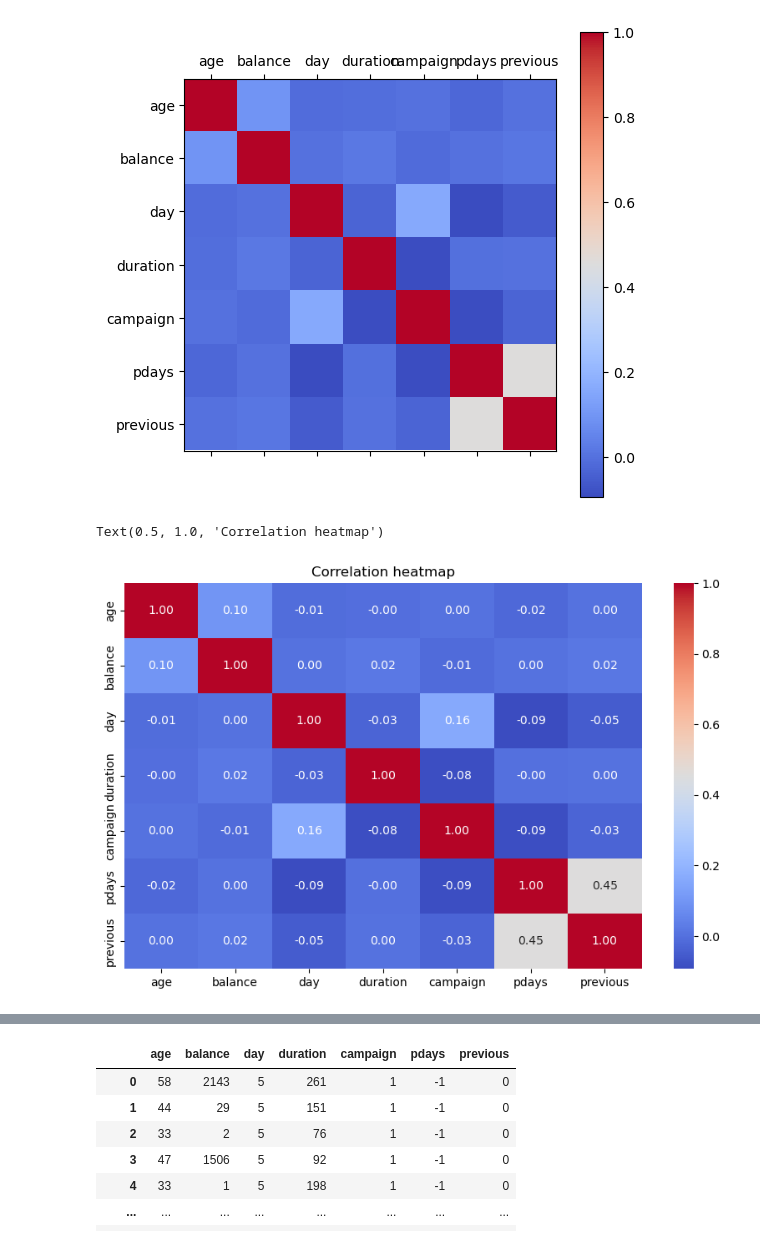
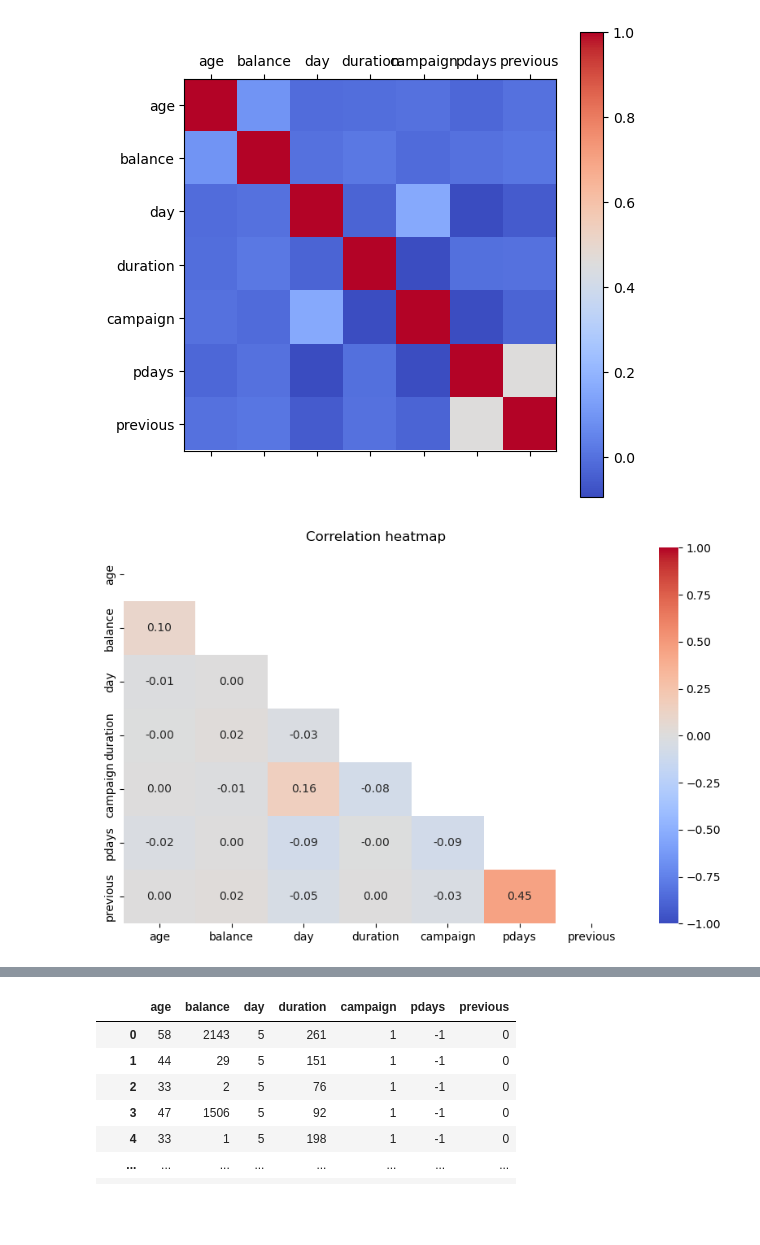
Before and after one commit to eusoumarkinhoz/ML2.2_ensemble_methods_intro, a Jupyter notebook: notebook/ML2.2_EnsembleLearning_orig.ipynb, the cells around one changed output, grey strips where cells are left out. Cells and saved outputs as stored; diff of their text form; code cells hidden in the pictures; blank space fills up the shorter version.

```diff
--- a/notebook/EnsembleLearning_v2.ipynb
+++ b/notebook/ML2.2_EnsembleLearning_orig.ipynb
@@ -107,18 +134,25 @@ plt.colorbar()
 <matplotlib.colorbar.Colorbar at 0x...>
 [figure]
 # %%
-#Option 2: Seaborn
+#Plot option 2: Seaborn
 
 import seaborn as sns
 
 numerical_df_corr = numerical_df.corr()
 
 plt.figure(figsize=(10,6))
-sns.heatmap(numerical_df_corr, annot=True, cmap='coolwarm', fmt='.2f')
+sns.heatmap(numerical_df_corr, annot=True,
+             cmap='coolwarm',
+             fmt='.2f',
+             vmin=-1,
+             vmax=1,
+             mask=np.triu(numerical_df_corr.corr())
+             )
+
 plt.title("Correlation heatmap")
+plt.show()
 # %% [output]
-Text(0.5, 1.0, 'Correlation heatmap')
-[figure, old version]
+[figure, new version]
 # %%
 import seaborn as sns
 
```
Also changed, not shown: parts of 22 cells of this notebook, 2 other files.
